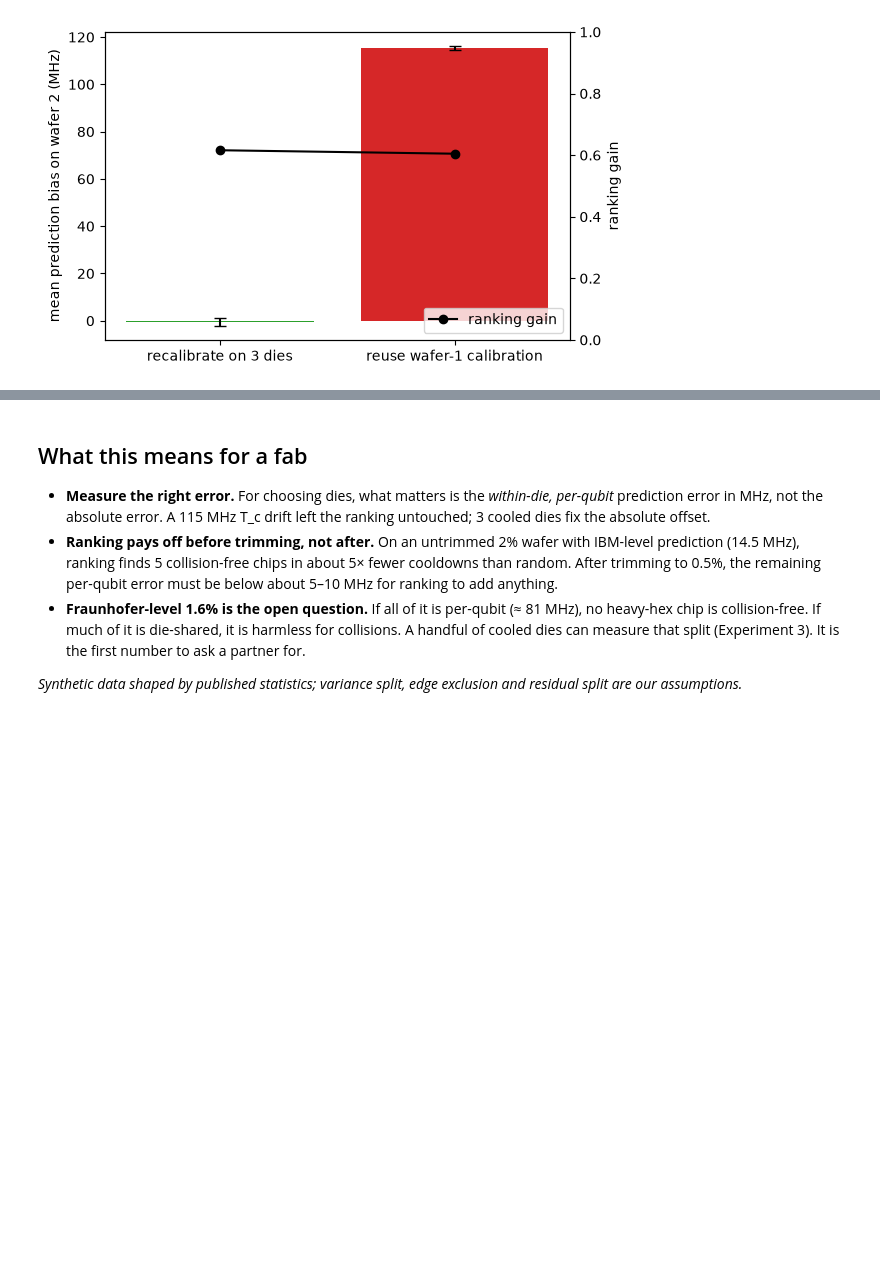
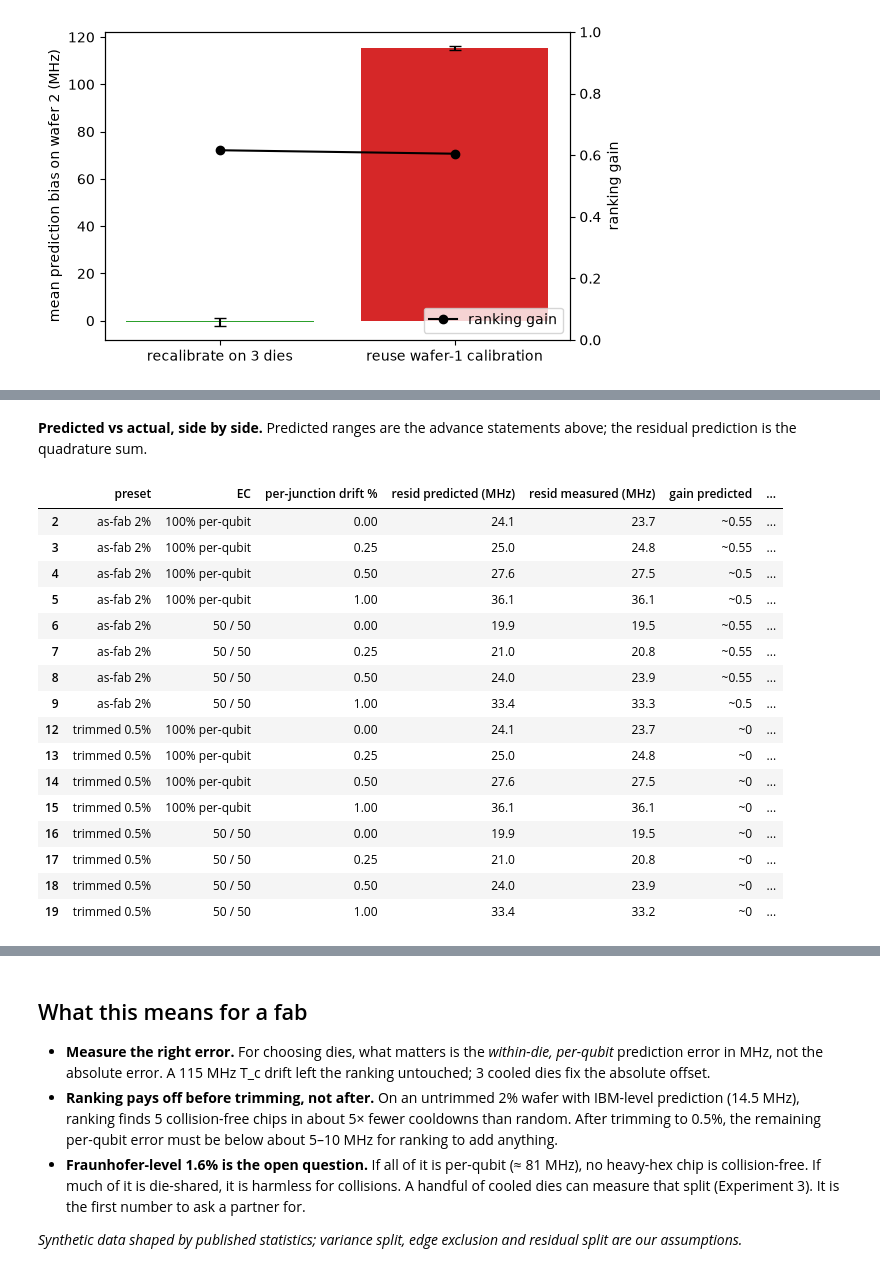
Before and after one commit to divyeshidhate/transmon-yield, a Jupyter notebook: notebooks/04_die_ranking.ipynb, the cells around one changed output, grey strips where cells are left out. Saved outputs shown, nothing was run; the diff lists cells and outputs as text; code cells hidden in the pictures; blank space fills up the shorter version.

```diff
--- a/notebooks/04_die_ranking.ipynb
+++ b/notebooks/04_die_ranking.ipynb
@@ -260,0 +386,36 @@ ax2.legend(loc="lower right"); plt.show()
+# %% [markdown]
+**Predicted vs actual, side by side.** Predicted ranges are the advance statements above; the residual prediction is the quadrature sum.
+# %%
+pred_gain = lambda p, resid: ("~0.55" if resid <= 25.5 else "~0.5") if p.startswith("as-fab") else "~0"
+pred_yield = lambda p: "~1–2%" if p.startswith("as-fab") else "~5–20%"
+side = exp5[exp5.note == ""].copy()
+side = pd.DataFrame({
+    "preset": side.preset, "EC": side.EC, "per-junction drift %": side["per-junction drift %"],
+    "resid predicted (MHz)": side["pred total per-qubit resid (MHz)"].round(1), "resid measured (MHz)": side.meas_sigma_q.round(1),
+    "gain predicted": [pred_gain(p, x) for p, x in zip(side.preset, side["pred total per-qubit resid (MHz)"])],
+    "gain actual": side.gain_ours.round(2),
+    "yield predicted": [pred_yield(p) for p in side.preset], "yield actual %": side.yield_pct.round(1),
+    "N5 ours vs random": [f"{a:.0f} vs {b:.0f}" if not np.isnan(a) else "n/a" for a, b in zip(side["N5 ours"], side["N5 rand"])],
+    "wafers <5 good": side["N5: wafers <5 good"],
+    "N3 ours vs random": [f"{a:.0f} vs {b:.0f}" if not np.isnan(a) else "n/a" for a, b in zip(side["N3 ours"], side["N3 rand"])],
+    "wafers <3 good": side["N3: wafers <3 good"],
+})
+side
+# %% [output]
+|  | preset | EC | per-junction drift % | resid predicted (MHz) | resid measured (MHz) | gain predicted | ... |
+| 2 | as-fab 2% | 100% per-qubit | 0.00 | 24.1 | 23.7 | ~0.55 | ... |
+| 3 | as-fab 2% | 100% per-qubit | 0.25 | 25.0 | 24.8 | ~0.55 | ... |
+| 4 | as-fab 2% | 100% per-qubit | 0.50 | 27.6 | 27.5 | ~0.5 | ... |
+| 5 | as-fab 2% | 100% per-qubit | 1.00 | 36.1 | 36.1 | ~0.5 | ... |
+| 6 | as-fab 2% | 50 / 50 | 0.00 | 19.9 | 19.5 | ~0.55 | ... |
+| 7 | as-fab 2% | 50 / 50 | 0.25 | 21.0 | 20.8 | ~0.55 | ... |
+| 8 | as-fab 2% | 50 / 50 | 0.50 | 24.0 | 23.9 | ~0.55 | ... |
+| 9 | as-fab 2% | 50 / 50 | 1.00 | 33.4 | 33.3 | ~0.5 | ... |
+| 12 | trimmed 0.5% | 100% per-qubit | 0.00 | 24.1 | 23.7 | ~0 | ... |
+| 13 | trimmed 0.5% | 100% per-qubit | 0.25 | 25.0 | 24.8 | ~0 | ... |
+| 14 | trimmed 0.5% | 100% per-qubit | 0.50 | 27.6 | 27.5 | ~0 | ... |
+| 15 | trimmed 0.5% | 100% per-qubit | 1.00 | 36.1 | 36.1 | ~0 | ... |
+| 16 | trimmed 0.5% | 50 / 50 | 0.00 | 19.9 | 19.5 | ~0 | ... |
+| 17 | trimmed 0.5% | 50 / 50 | 0.25 | 21.0 | 20.8 | ~0 | ... |
+| 18 | trimmed 0.5% | 50 / 50 | 0.50 | 24.0 | 23.9 | ~0 | ... |
+| 19 | trimmed 0.5% | 50 / 50 | 1.00 | 33.4 | 33.2 | ~0 | ... |
```
Also changed, not shown: parts of 10 cells of this notebook, 6 other files.
